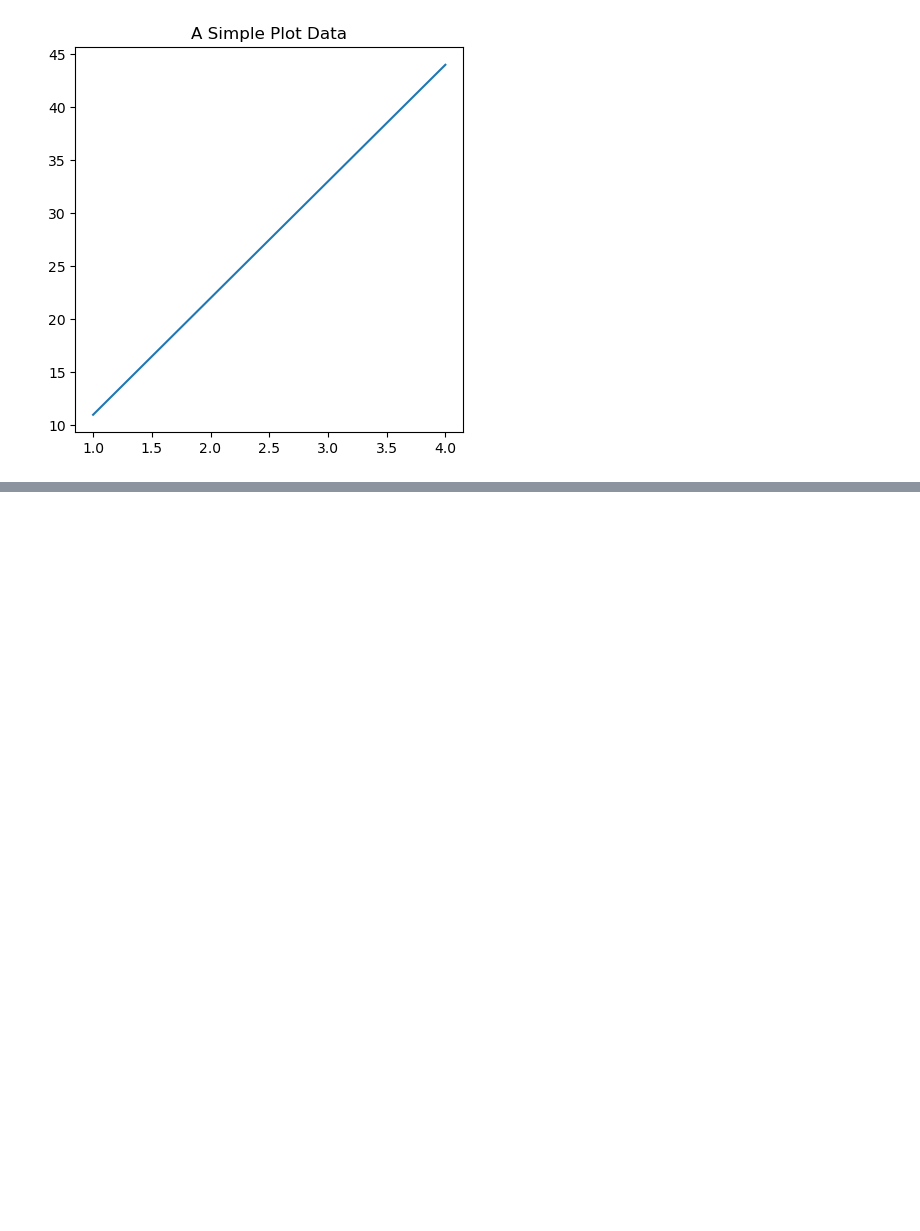
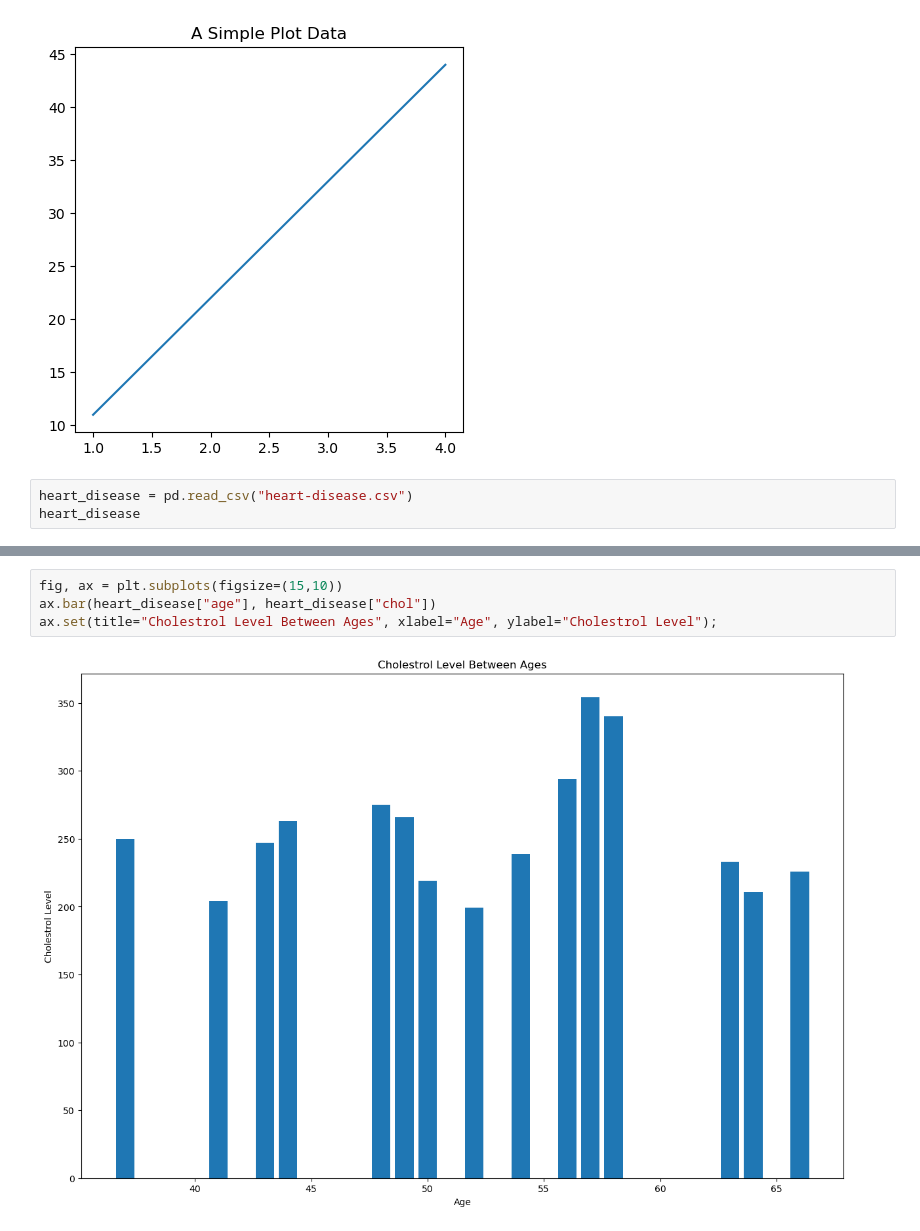
Before and after one commit to Elabs-llc/Machine-Learning, a Jupyter notebook: learn_matplotlib.ipynb, the cells around one changed output, grey strips where cells are left out. Drawn from its saved outputs; the diff is of its cells as text; blank space fills up the shorter version.

```diff
--- a/learn_matplotlib.ipynb
+++ b/learn_matplotlib.ipynb
@@ -66,3 +66,6 @@ fig.savefig('simple-plot.png')
 # %% [output]
 ValueError: too many values to unpack (expected 2)
 [figure]
+# %%
+heart_disease = pd.read_csv("heart-disease.csv")
+heart_disease
@@ -68,0 +90,6 @@ ValueError: too many values to unpack (expected 2)
+# %%
+fig, ax = plt.subplots(figsize=(15,10))
+ax.bar(heart_disease["age"], heart_disease["chol"])
+ax.set(title="Cholestrol Level Between Ages", xlabel="Age", ylabel="Cholestrol Level");
+# %% [output]
+[figure, added]
```
Also changed, not shown: parts of 14 cells of this notebook, 1 other file.
